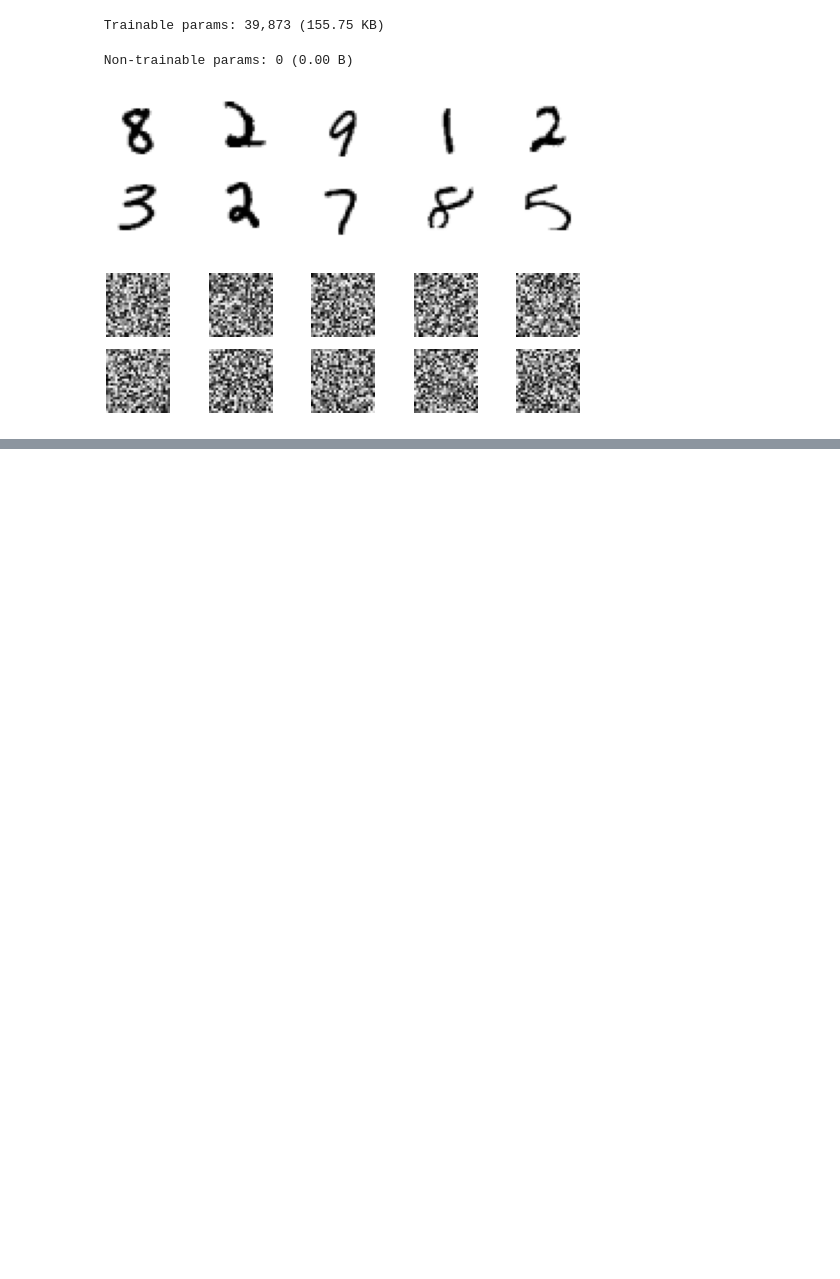
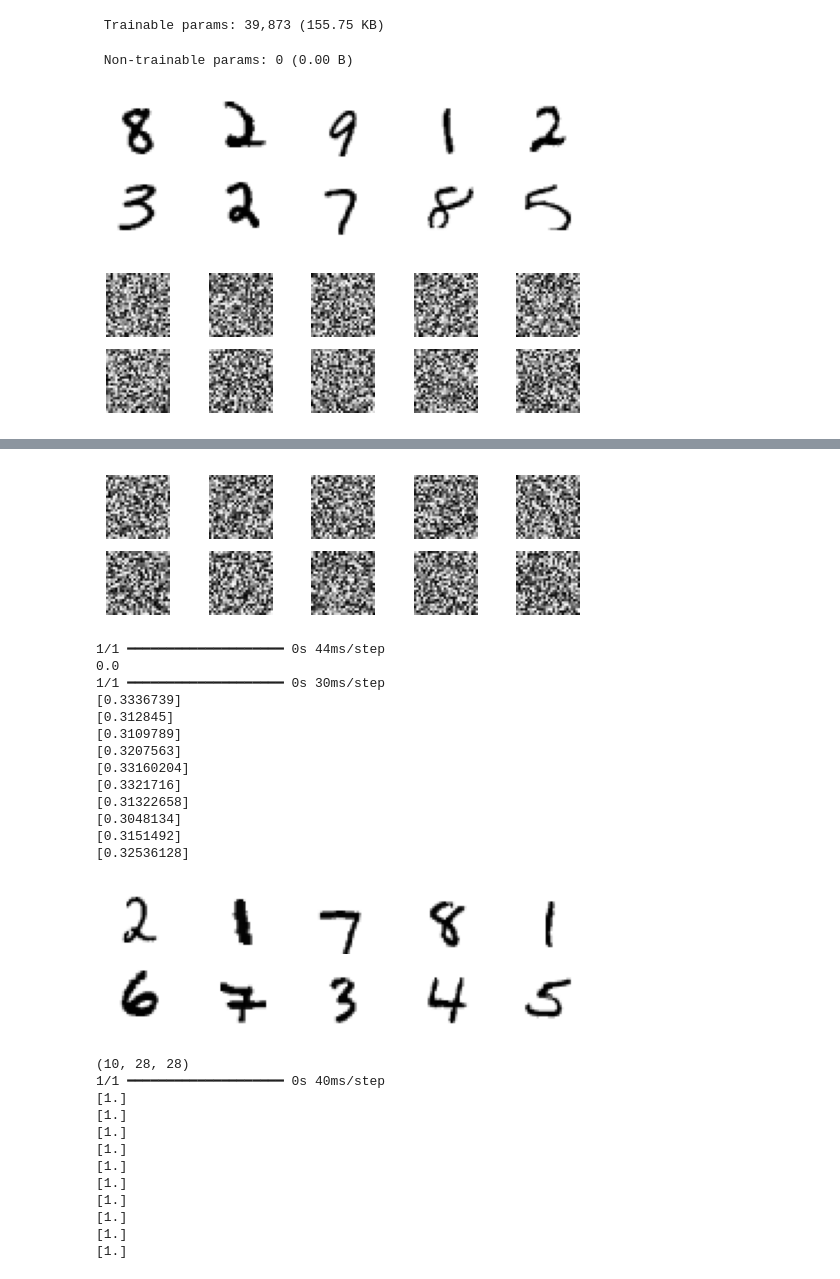
Before and after one commit to kartoone/cosc470, a Jupyter notebook: keras/mnist-GAN.ipynb, the cells around one changed output, grey strips where cells are left out. Saved outputs shown, nothing was run; the diff lists cells and outputs as text; code cells hidden in the pictures; blank space fills up the shorter version.

```diff
--- a/keras/mnist-GAN.ipynb
+++ b/keras/mnist-GAN.ipynb
@@ -32,10 +32,10 @@ def show_samples(samples, n_samples):
 		# turn off axis
 		pyplot.axis('off')
 		# plot raw pixel data
-		if samples[0][i].shape == (28,28,1):
-			pyplot.imshow(samples[0][i], cmap='gray_r')
+		if len(samples[i]) == 2:
+			pyplot.imshow(samples[0][i].reshape(28,28), cmap='gray_r')
 		else:
-			pyplot.imshow(samples[0][i].reshape(28,28), cmap='gray_r')
+			pyplot.imshow(samples[i], cmap='gray_r')
 	pyplot.show()
 # %%
 import keras
@@ -56,6 +56,7 @@ def define_discriminator(in_shape=(28,28,1)):
         layers.Dense(1, activation='sigmoid'),
      ]
   )
+	model = reset_model(model)
 	# compile model
 	opt = keras.optimizers.Adam(learning_rate=0.0002, beta_1=0.5)
 	model.compile(loss='binary_crossentropy', optimizer=opt, metrics=['accuracy'])
@@ -128,19 +129,15 @@ def train_discriminator(model, dataset, n_iter=100, n_batch=256):
 		# get randomly selected 'real' samples
 		X_real, y_real = generate_real_samples(dataset, half_batch)
 		# update discriminator on real samples
-		_, real_acc = model.train_on_batch(X_real, y_real)
+		real = model.train_on_batch(X_real, y_real, return_dict=True)
 		# generate 'fake' examples
 		X_fake, y_fake = generate_fake_samples(half_batch)
 		# update discriminator on fake samples
-		_, fake_acc = model.train_on_batch(X_fake, y_fake)
-		# summarize performance
-		print('>%d real=%.0f%% fake=%.0f%%' % (i+1, real_acc*100, fake_acc*100))
-
+		fake = model.train_on_batch(X_fake, y_fake, return_dict=True)
+	print(real)
+	print(fake)
 # define the discriminator model
 model = define_discriminator()
 # fit the model
 train_discriminator(model, x_train)
-
-show_samples(x_test, 10)
-results = model.predict(x_test)
 # %% [output]
@@ -166,3 +145,0 @@ ValueError: cannot reshape array of size 28 into shape (28,28)
-# %%
-for i in range(100):
-    print(results[i])
@@ -186,0 +146,41 @@ for i in range(100):
+# %%
+X_fake, y_fake = generate_fake_samples(10)
+X_real, y_real = generate_real_samples(x_train, 10)
+show_samples(X_fake, 10)
+results = model.predict(X_fake)
+for i in range(10):
+    print(results[i])
+
+show_samples(X_real, 10)
+print(X_real.shape)
+results = model.predict(X_real)
+for i in range(10):
+    print(results[i])
+# %% [output]
+[figure, added]
+1/1 ━━━━━━━━━━━━━━━━━━━━ 0s 44ms/step
+0.0
+1/1 ━━━━━━━━━━━━━━━━━━━━ 0s 30ms/step
+[0.3336739]
+[0.312845]
+[0.3109789]
+[0.3207563]
+[0.33160204]
+[0.3321716]
+[0.31322658]
+[0.3048134]
+[0.3151492]
+[0.32536128]
+[figure, added]
+(10, 28, 28)
+1/1 ━━━━━━━━━━━━━━━━━━━━ 0s 40ms/step
+[1.]
+[1.]
+[1.]
+[1.]
+[1.]
+[1.]
+[1.]
+[1.]
+[1.]
+[1.]
```
Also changed, not shown: parts of 2 cells of this notebook.
